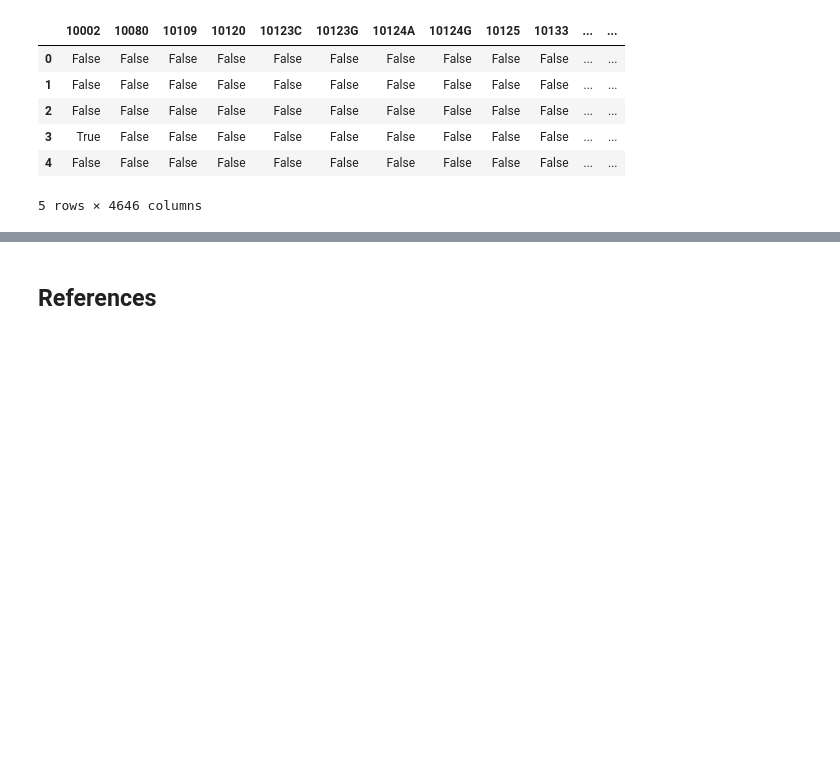
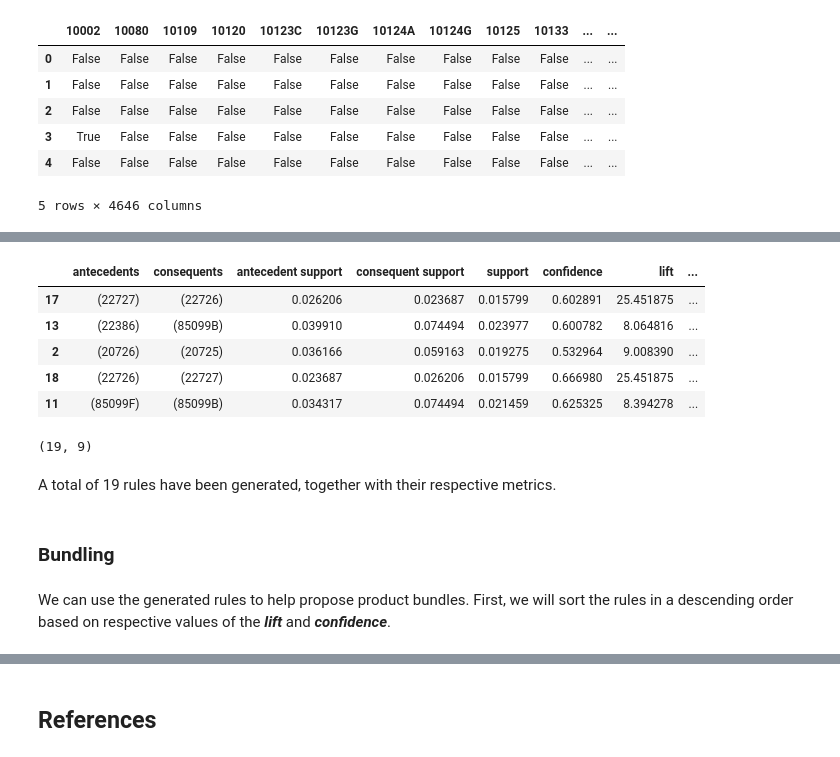
Before and after one commit to mwaurahmn/clv_rfm, a Jupyter notebook: Product Bundling and Recommendation.ipynb, the cells around one changed output, grey strips where cells are left out. Saved outputs shown, nothing was run; the diff lists cells and outputs as text; code cells hidden in the pictures; blank space fills up the shorter version.

Commit message:
Product Bundling
Association Rules and Bundling algorithm

```diff
--- a/Product Bundling and Recommendation.ipynb
+++ b/Product Bundling and Recommendation.ipynb
@@ -179,0 +146,24 @@ fpgrowth(df, min_support=0.5, use_colnames=False, max_len=None, verbose=0)
+# %%
+# Generate association rules
+rules = dep.association_rules(freq_itemsets, metric = 'confidence', min_threshold = 0.5)
+
+# View a sample of the rules
+rules.sample(5)
+# %% [output]
+|  | antecedents | consequents | antecedent support | consequent support | support | confidence | lift | ... |
+| 17 | (22727) | (22726) | 0.026206 | 0.023687 | 0.015799 | 0.602891 | 25.451875 | ... |
+| 13 | (22386) | (85099B) | 0.039910 | 0.074494 | 0.023977 | 0.600782 | 8.064816 | ... |
+| 2 | (20726) | (20725) | 0.036166 | 0.059163 | 0.019275 | 0.532964 | 9.008390 | ... |
+| 18 | (22726) | (22727) | 0.023687 | 0.026206 | 0.015799 | 0.666980 | 25.451875 | ... |
+| 11 | (85099F) | (85099B) | 0.034317 | 0.074494 | 0.021459 | 0.625325 | 8.394278 | ... |
+# %%
+# Check the number of rules generated with the set parameters
+rules.shape
+# %% [output]
+(19, 9)
+# %% [markdown]
+A total of 19 rules have been generated, together with their respective metrics.
+# %% [markdown]
+### Bundling
+# %% [markdown]
+We can use the generated rules to help propose product bundles. First, we will sort the rules in a descending order based on respective values of the **_lift_** and **_confidence_**.
```
Also changed, not shown: parts of 14 cells of this notebook, 2 other files.
